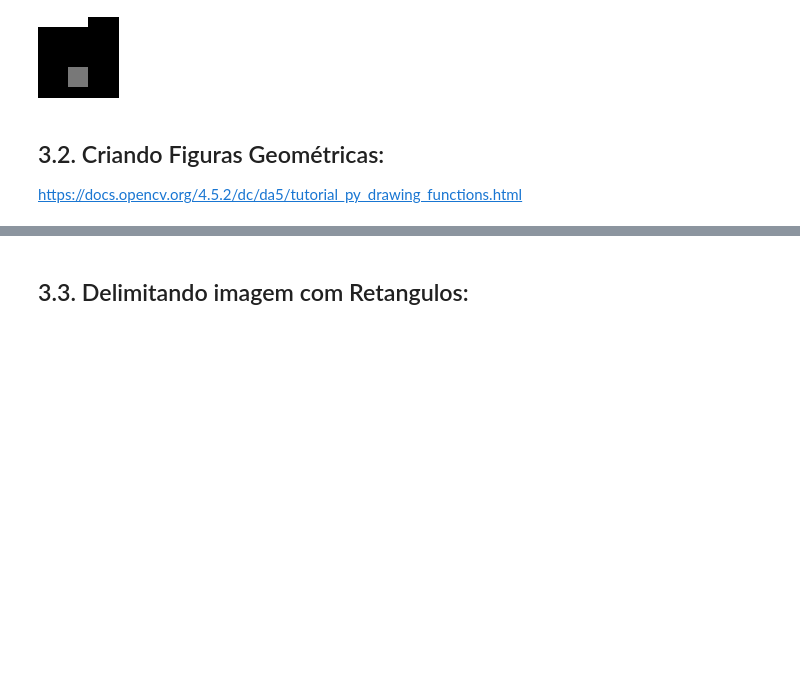
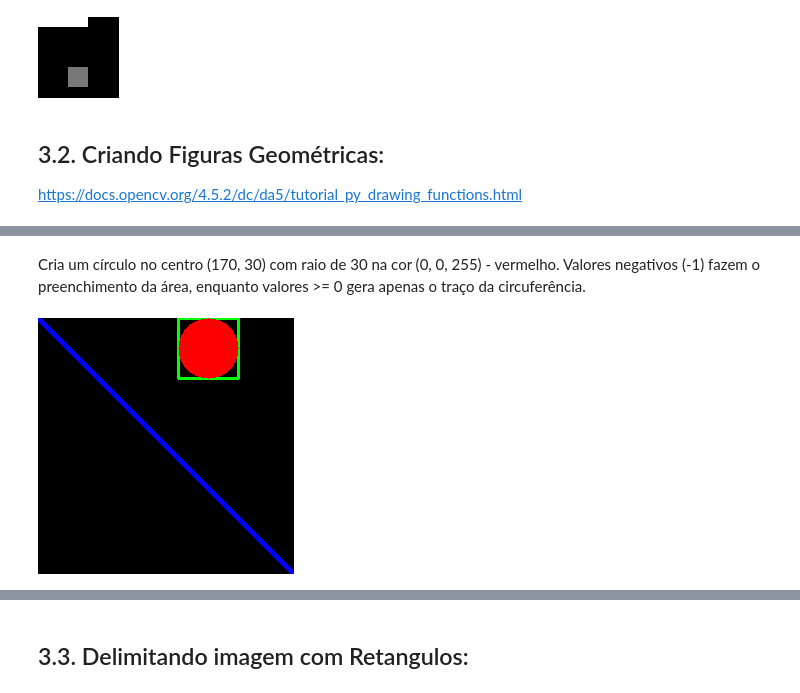
Before and after one commit to GabrielTrentino/Bootcamps-Masterclass, a Jupyter notebook: 02 - Masterclass/02.1 - SIGMOIDAL - Visão Computacional/Manipulações_Básicas_com_Open_CV.ipynb, the cells around one changed output, grey strips where cells are left out. Saved outputs shown, nothing was run; the diff lists cells and outputs as text; code cells hidden in the pictures; blank space fills up the shorter version.

```diff
--- a/02 - Masterclass/02.1 - SIGMOIDAL - Visão Computacional/Manipulações_Básicas_com_Open_CV.ipynb
+++ b/02 - Masterclass/02.1 - SIGMOIDAL - Visão Computacional/Manipulações_Básicas_com_Open_CV.ipynb
@@ -249,0 +271,8 @@ https://docs.opencv.org/4.5.2/dc/da5/tutorial_py_drawing_functions.html
+# %% [markdown]
+Cria um círculo no centro (170, 30) com raio de 30 na cor (0, 0, 255) - vermelho. Valores negativos (-1) fazem o preenchimento da área, enquanto valores >= 0 gera apenas o traço da circuferência.
+# %%
+#
+cv2.circle(img,(170,30), 30, (0,0,255), -1)
+cv2_imshow(img)
+# %% [output]
+[figure, added]
```
Also changed, not shown: parts of 8 cells of this notebook.
